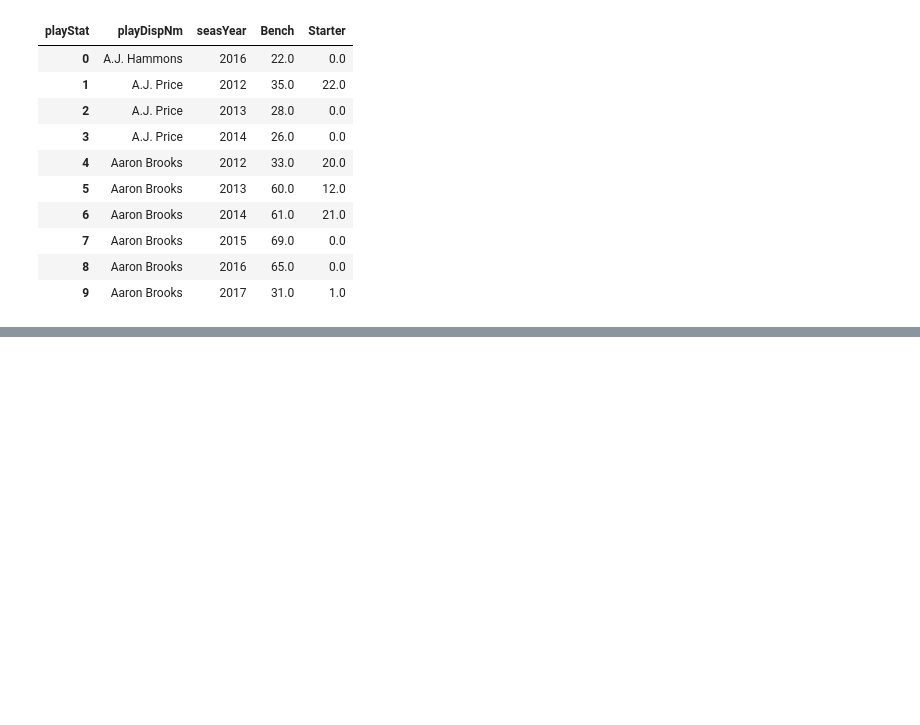
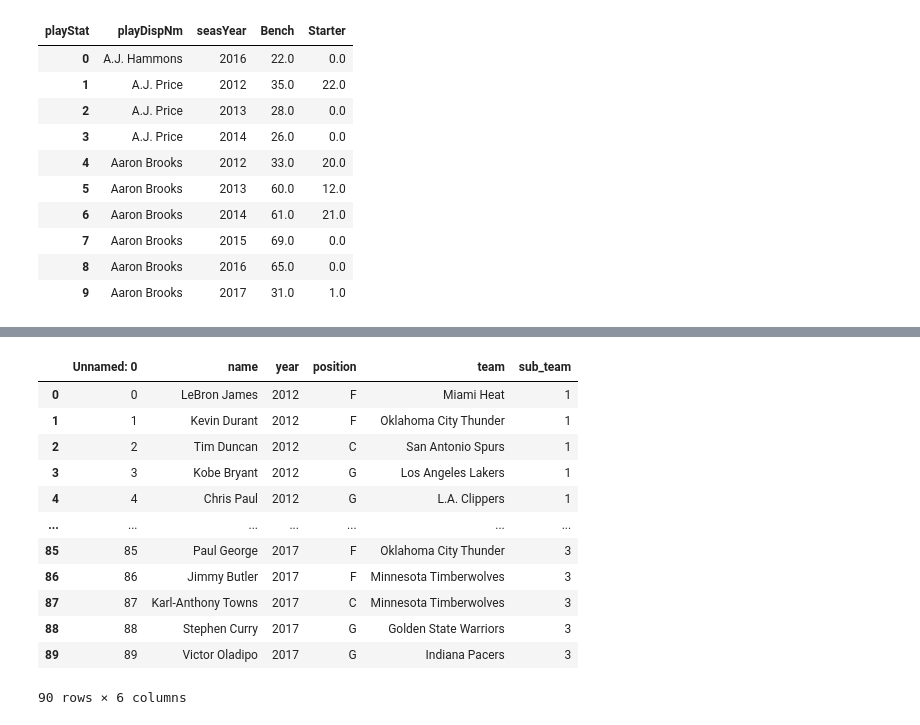
Before and after one commit to soraproducer/Data-200-Final-Project, a Jupyter notebook: final_project.ipynb, the cells around one changed output, grey strips where cells are left out. Cells and saved outputs as stored; diff of their text form; code cells hidden in the pictures; blank space fills up the shorter version.

```diff
--- a/final_project.ipynb
+++ b/final_project.ipynb
@@ -149,0 +168,20 @@ plt.legend();
+# %%
+# Cell for Pre-Processing data to fit the model
+# display(df_player)
+# df_model = df_player[['playDispNm', 'teamLoc','teamRslt', 'teamAbbr', 'teamConf','playStat','playMin','playPos','playHeight','playWeight','playBDate',]]
+# join
+df_allnbatm
+# %% [output]
+|  | Unnamed: 0 | name | year | position | team | sub_team |
+| 0 | 0 | LeBron James | 2012 | F | Miami Heat | 1 |
+| 1 | 1 | Kevin Durant | 2012 | F | Oklahoma City Thunder | 1 |
+| 2 | 2 | Tim Duncan | 2012 | C | San Antonio Spurs | 1 |
+| 3 | 3 | Kobe Bryant | 2012 | G | Los Angeles Lakers | 1 |
+| 4 | 4 | Chris Paul | 2012 | G | L.A. Clippers | 1 |
+| ... | ... | ... | ... | ... | ... | ... |
+| 85 | 85 | Paul George | 2017 | F | Oklahoma City Thunder | 3 |
+| 86 | 86 | Jimmy Butler | 2017 | F | Minnesota Timberwolves | 3 |
+| 87 | 87 | Karl-Anthony Towns | 2017 | C | Minnesota Timberwolves | 3 |
+| 88 | 88 | Stephen Curry | 2017 | G | Golden State Warriors | 3 |
+| 89 | 89 | Victor Oladipo | 2017 | G | Indiana Pacers | 3 |
+90 rows × 6 columns
```
Also changed, not shown: parts of 10 cells of this notebook, 1 other file.
